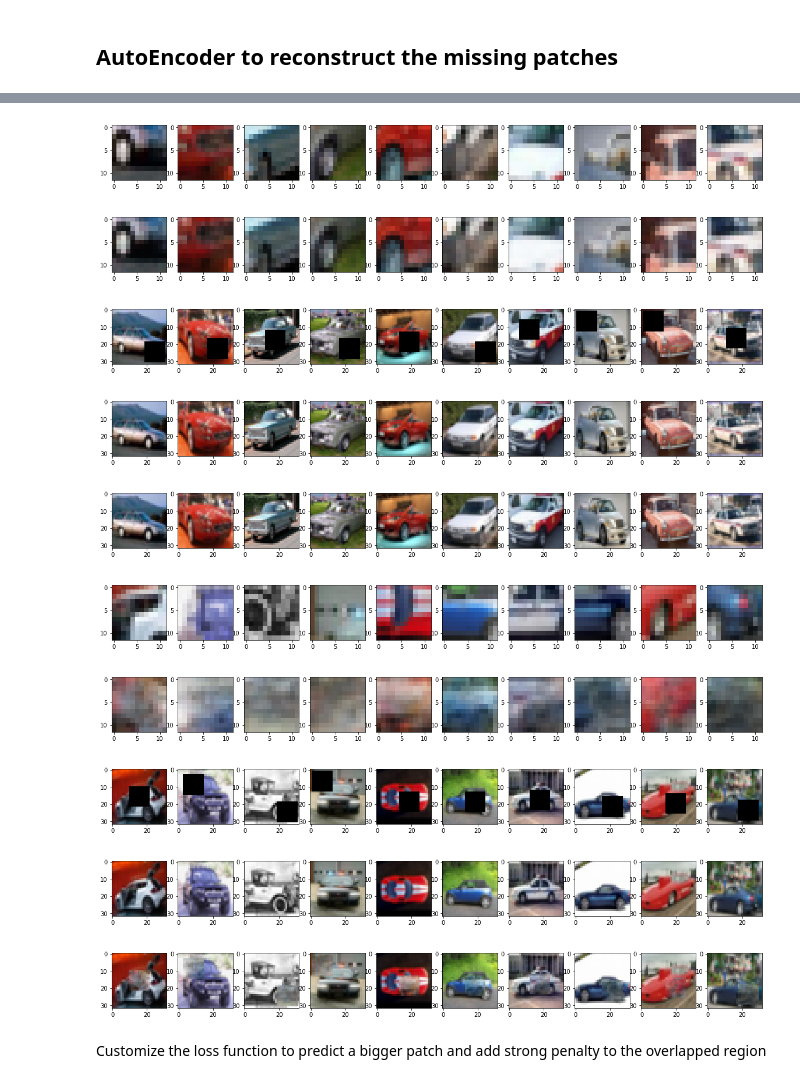
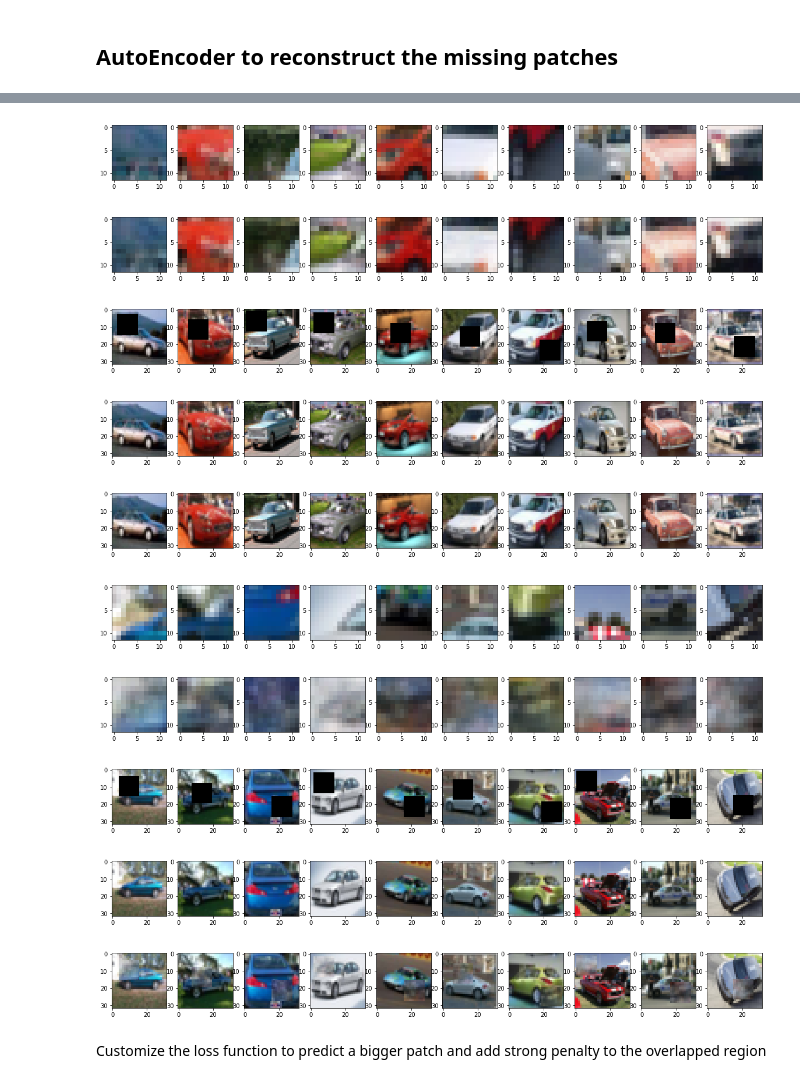
Before and after one commit to nji3/Deep_Learning_Study_Tutorial, a Jupyter notebook: Image Fill/Image_Fill_by_AutoEncoder.ipynb, the cells around one changed output, grey strips where cells are left out. Saved outputs shown, nothing was run; the diff lists cells and outputs as text; code cells hidden in the pictures.

```diff
--- a/Image Fill/Image_Fill_by_AutoEncoder.ipynb
+++ b/Image Fill/Image_Fill_by_AutoEncoder.ipynb
@@ -243,3 +241,6 @@ plt.show()
+# %%
+def patch_loss(pred_patch,patch):
+  return(K.sum(K.square(pred_patch-patch))/(12*12))
 # %%
 # Input
 input2_1 = layers.Input(batch_shape=(batch_size,height,width,channels))
@@ -286,6 +287,6 @@ Non-trainable params: 960
 __________________________________________________________________________________________________
 # %%
 ae_opt = optimizers.Adam(0.0005,0.5)
-ae.compile(optimizer=ae_opt, loss='mean_squared_error')
-ae.fit([x_train2,cond_train2],x_train_patches2,epochs=200,batch_size=batch_size)
+ae.compile(optimizer=ae_opt, loss=patch_loss)
+ae.fit([x_train2,cond_train2],x_train_patches2,epochs=100,batch_size=batch_size)
 # %% [output]
@@ -327,9 +328,9 @@ Plot_Img(10,x_tra,20,10)
 Plot_Img(10,fill_x_train,20,10)
 plt.show()
 # %% [output]
-[figure, old version]
+[figure, new version]
-[figure, old version]
+[figure, new version]
-[figure, old version]
+[figure, new version]
 [figure]
 [figure]
 # %%
@@ -345,18 +346,18 @@ for i,condm in enumerate(cond_test2):
   fill_x_test.append(x_test2[i]+a)
 fill_x_test = np.array(fill_x_test)
 # %%
-Plot_Img(10,x_test_patches2,20,10)
-Plot_Img(10,fill_test,20,10)
-Plot_Img(10,x_test2,20,10)
-Plot_Img(10,x_te,20,10)
-Plot_Img(10,fill_x_test,20,10)
+Plot_Img(10,x_test_patches2[500:510],20,10)
+Plot_Img(10,fill_test[500:510],20,10)
+Plot_Img(10,x_test2[500:510],20,10)
+Plot_Img(10,x_te[500:510],20,10)
+Plot_Img(10,fill_x_test[500:510],20,10)
 plt.show()
 # %% [output]
-[figure, old version]
+[figure, new version]
-[figure, old version]
+[figure, new version]
-[figure, old version]
+[figure, new version]
-[figure, old version]
+[figure, new version]
-[figure, old version]
+[figure, new version]
 # %% [markdown]
 Customize the loss function to predict a bigger patch and add strong penalty to the overlapped region
 # %%
```
Also changed, not shown: parts of 11 cells of this notebook.
